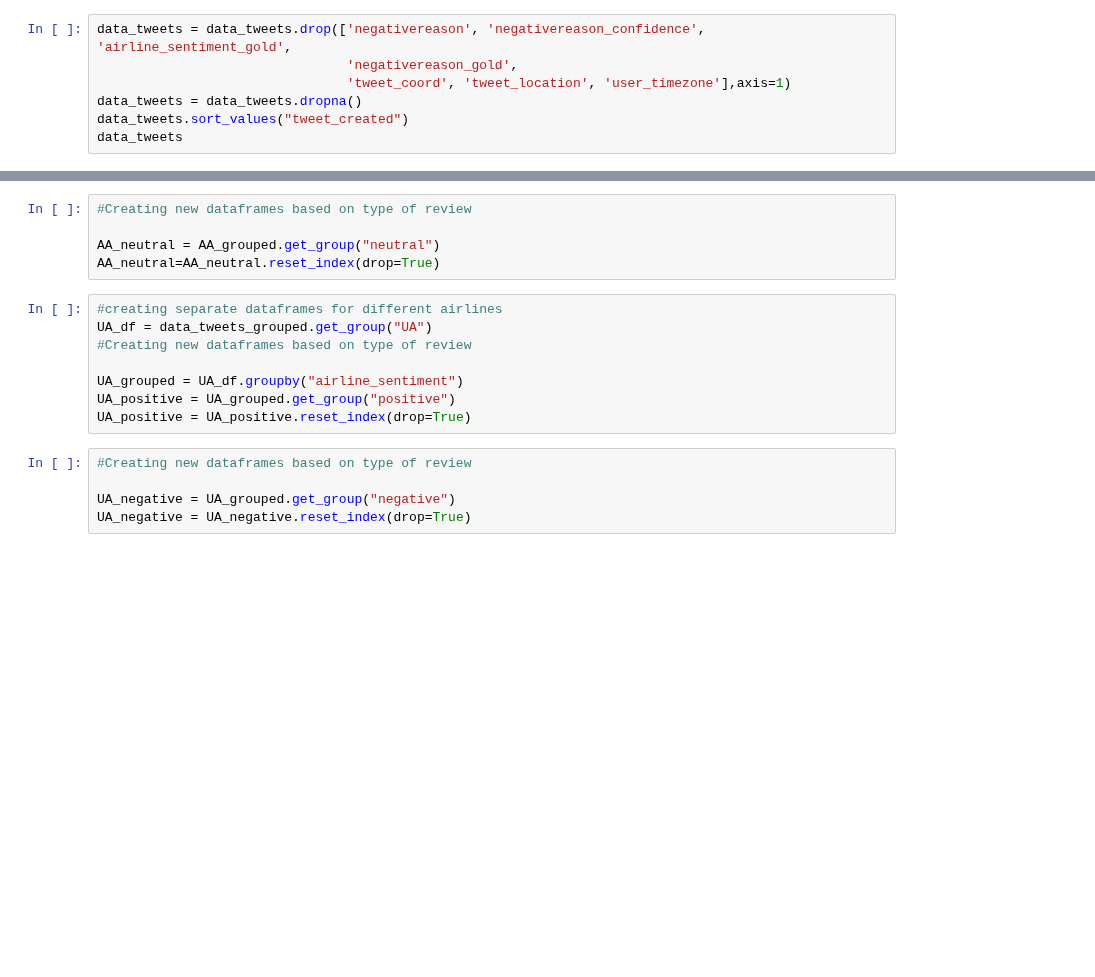
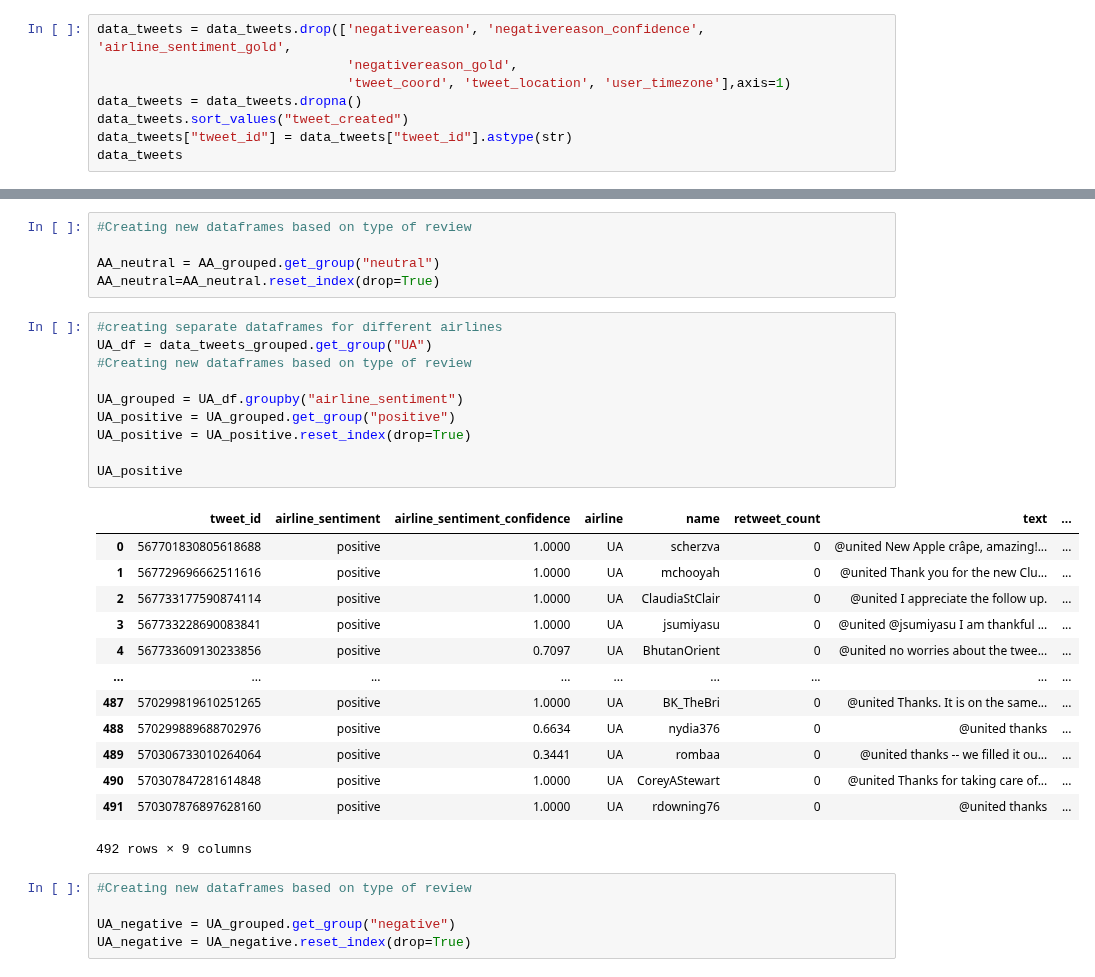
Before and after one commit to mjknj18/February-2015-Airline-Delays-Tweets-ETL, a Jupyter notebook: February_2015_Airline_Delays-Tweets_ETL_Main.ipynb, the cells around one changed output, grey strips where cells are left out. Drawn from its saved outputs; the diff is of its cells as text; blank space fills up the shorter version.

```diff
--- a/February_2015_Airline_Delays-Tweets_ETL_Main.ipynb
+++ b/February_2015_Airline_Delays-Tweets_ETL_Main.ipynb
@@ -60,6 +60,7 @@ data_tweets = data_tweets.drop(['negativereason', 'negativereason_confidence', '
                                 'tweet_coord', 'tweet_location', 'user_timezone'],axis=1)
 data_tweets = data_tweets.dropna()
 data_tweets.sort_values("tweet_created")
+data_tweets["tweet_id"] = data_tweets["tweet_id"].astype(str)
 data_tweets
 # %% [output]
 |  | tweet_id | airline_sentiment | airline_sentiment_confidence | airline | name | retweet_count | text | ... |
@@ -176,11 +177,27 @@ AA_neutral=AA_neutral.reset_index(drop=True)
 # %%
 #creating separate dataframes for different airlines
 UA_df = data_tweets_grouped.get_group("UA")
 #Creating new dataframes based on type of review
 
 UA_grouped = UA_df.groupby("airline_sentiment")
 UA_positive = UA_grouped.get_group("positive")
 UA_positive = UA_positive.reset_index(drop=True)
+
+UA_positive
+# %% [output]
+|  | tweet_id | airline_sentiment | airline_sentiment_confidence | airline | name | retweet_count | text | ... |
+| 0 | 567701830805618688 | positive | 1.0000 | UA | scherzva | 0 | @united New Apple crâpe, amazing!... | ... |
+| 1 | 567729696662511616 | positive | 1.0000 | UA | mchooyah | 0 | @united Thank you for the new Clu... | ... |
+| 2 | 567733177590874114 | positive | 1.0000 | UA | ClaudiaStClair | 0 | @united I appreciate the follow up. | ... |
+| 3 | 567733228690083841 | positive | 1.0000 | UA | jsumiyasu | 0 | @united @jsumiyasu I am thankful ... | ... |
+| 4 | 567733609130233856 | positive | 0.7097 | UA | BhutanOrient | 0 | @united no worries about the twee... | ... |
+| ... | ... | ... | ... | ... | ... | ... | ... | ... |
+| 487 | 570299819610251265 | positive | 1.0000 | UA | BK_TheBri | 0 | @united Thanks. It is on the same... | ... |
+| 488 | 570299889688702976 | positive | 0.6634 | UA | nydia376 | 0 | @united thanks | ... |
+| 489 | 570306733010264064 | positive | 0.3441 | UA | rombaa | 0 | @united thanks -- we filled it ou... | ... |
+| 490 | 570307847281614848 | positive | 1.0000 | UA | CoreyAStewart | 0 | @united Thanks for taking care of... | ... |
+| 491 | 570307876897628160 | positive | 1.0000 | UA | rdowning76 | 0 | @united thanks | ... |
+492 rows × 9 columns
 # %%
 #Creating new dataframes based on type of review
 
```
Also changed, not shown: parts of 43 cells of this notebook, 1 other file.
